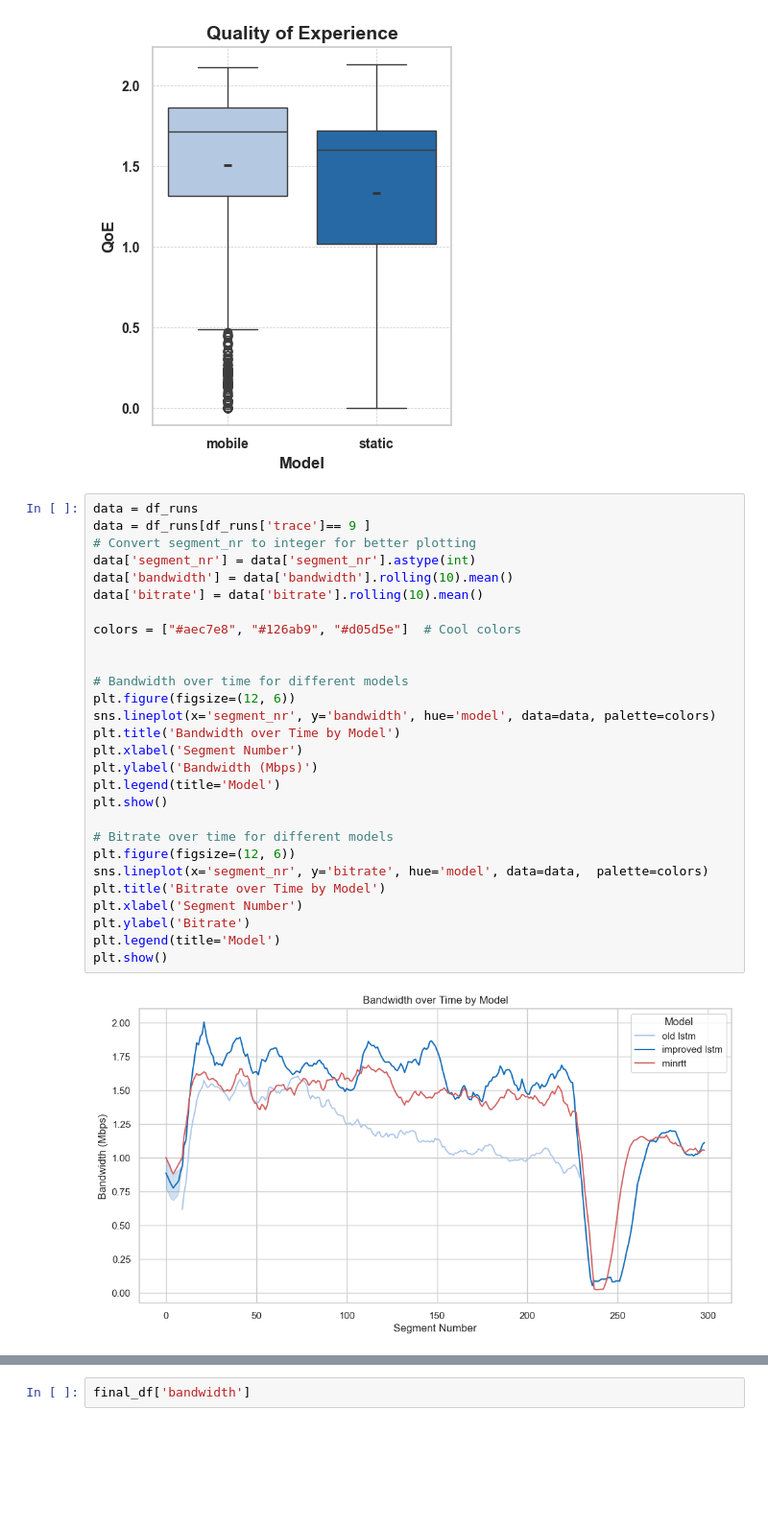
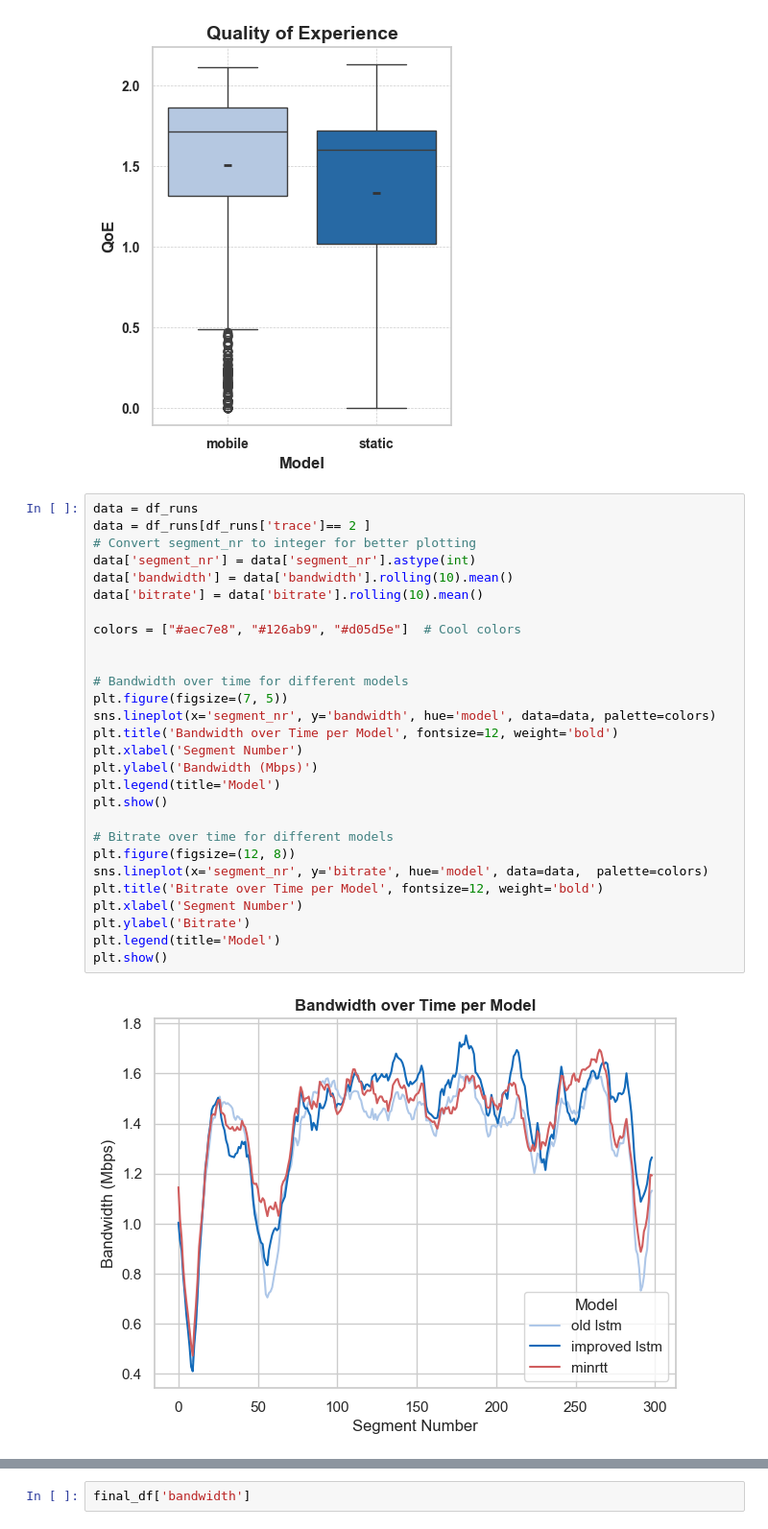
Before and after one commit to mees707/Thesis, a Jupyter notebook: code/mpquic-rl/mpquic-rl/analysis.ipynb, the cells around one changed output, grey strips where cells are left out. Shown at 96% size. Saved outputs shown, nothing was run; the diff lists cells and outputs as text; blank space fills up the shorter version.

```diff
--- a/code/mpquic-rl/mpquic-rl/analysis.ipynb
+++ b/code/mpquic-rl/mpquic-rl/analysis.ipynb
@@ -203,31 +203,31 @@ plt.show()
 [figure]
 # %%
 data = df_runs
-data = df_runs[df_runs['trace']== 9 ]
+data = df_runs[df_runs['trace']== 2 ]
 # Convert segment_nr to integer for better plotting
 data['segment_nr'] = data['segment_nr'].astype(int)
 data['bandwidth'] = data['bandwidth'].rolling(10).mean()
 data['bitrate'] = data['bitrate'].rolling(10).mean()
 
 colors = ["#aec7e8", "#126ab9", "#d05d5e"]  # Cool colors
 
 
 # Bandwidth over time for different models
-plt.figure(figsize=(12, 6))
+plt.figure(figsize=(7, 5))
 sns.lineplot(x='segment_nr', y='bandwidth', hue='model', data=data, palette=colors)
-plt.title('Bandwidth over Time by Model')
+plt.title('Bandwidth over Time per Model', fontsize=12, weight='bold')
 plt.xlabel('Segment Number')
 plt.ylabel('Bandwidth (Mbps)')
 plt.legend(title='Model')
 plt.show()
 
 # Bitrate over time for different models
-plt.figure(figsize=(12, 6))
+plt.figure(figsize=(12, 8))
 sns.lineplot(x='segment_nr', y='bitrate', hue='model', data=data,  palette=colors)
-plt.title('Bitrate over Time by Model')
+plt.title('Bitrate over Time per Model', fontsize=12, weight='bold')
 plt.xlabel('Segment Number')
 plt.ylabel('Bitrate')
 plt.legend(title='Model')
 plt.show()
 # %% [output]
-[figure, old version]
+[figure, new version]
```
Also changed, not shown: parts of 5 cells of this notebook, 24 other files.
